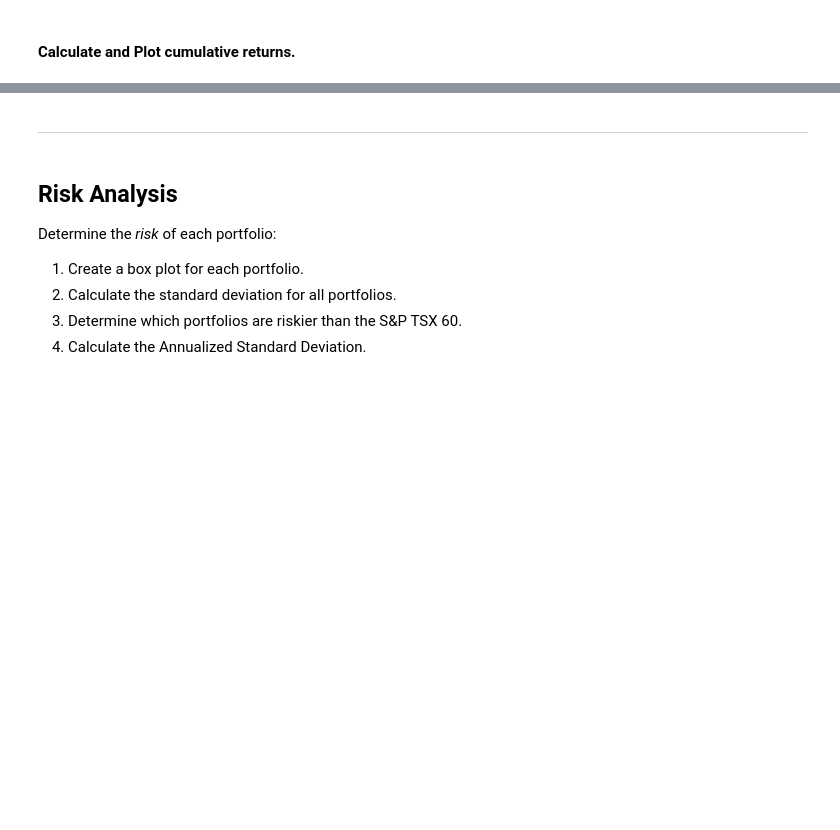
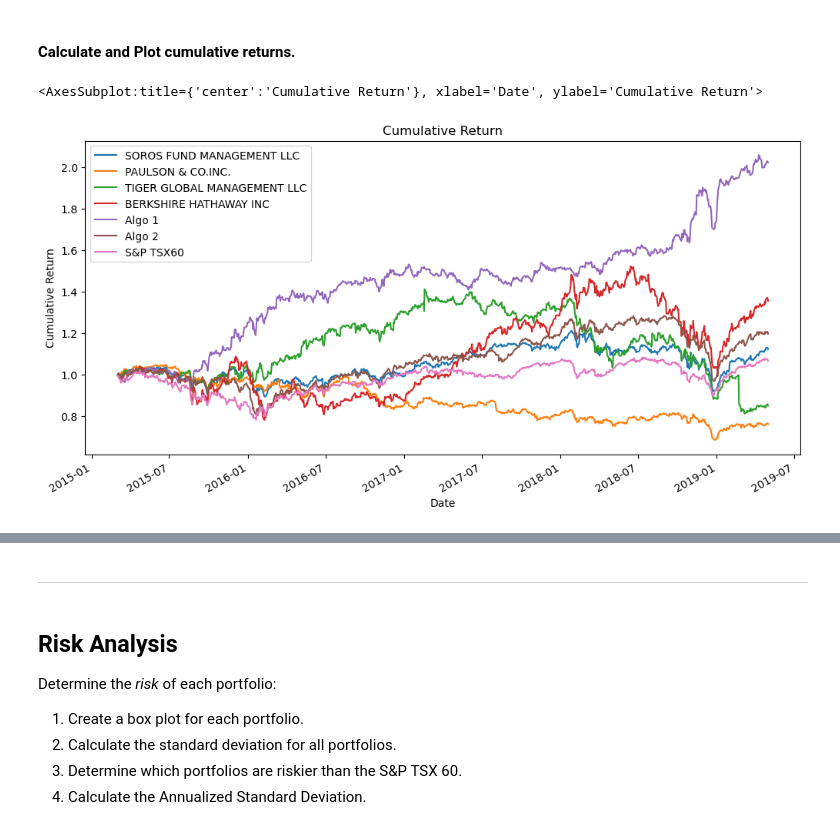
Before and after one commit to Majeedraheem/Portfolio-Quantitative-Analysis, a Jupyter notebook: whale_analysis_dont.ipynb, the cells around one changed output, grey strips where cells are left out. Saved outputs shown, nothing was run; the diff lists cells and outputs as text; code cells hidden in the pictures; blank space fills up the shorter version.

```diff
--- a/whale_analysis_dont.ipynb
+++ b/whale_analysis_dont.ipynb
@@ -79,5 +207,11 @@ In this section, you will calculate and visualize performance and risk metrics f
 #### Calculate and Plot cumulative returns.
 # %%
 # Calculate cumulative returns of all portfolios
+cumulative_returns = (1 + returns_all_df_con).cumprod()
+cumulative_returns.head()
 
 # Plot cumulative returns
+cumulative_returns.plot(figsize=(12, 6), title='Cumulative Return', xlabel='Date', ylabel='Cumulative Return')
+# %% [output]
+<AxesSubplot:title={'center':'Cumulative Return'}, xlabel='Date', ylabel='Cumulative Return'>
+[figure, added]
```
Also changed, not shown: parts of 88 cells of this notebook, 4 other files.
